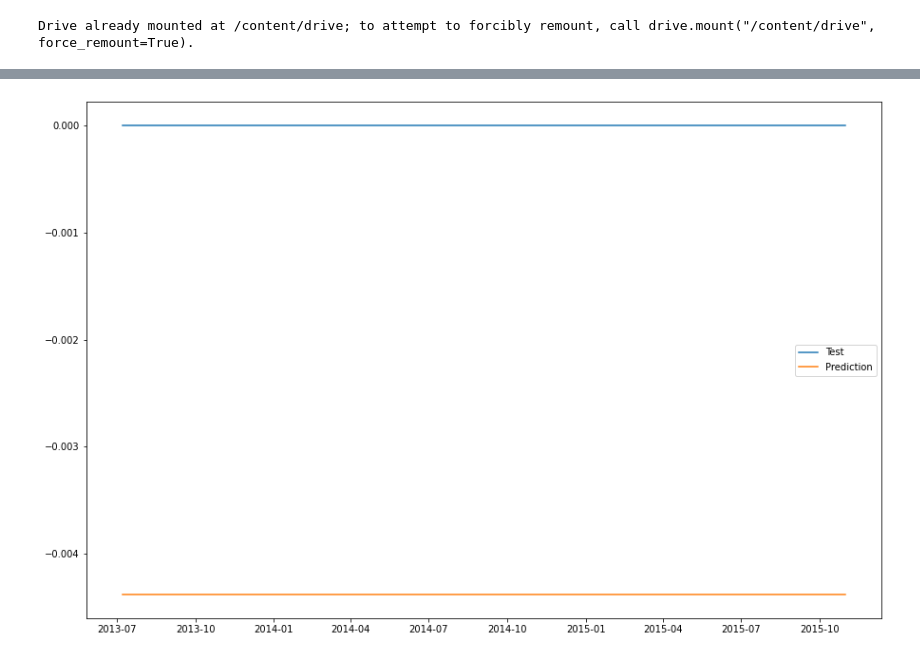
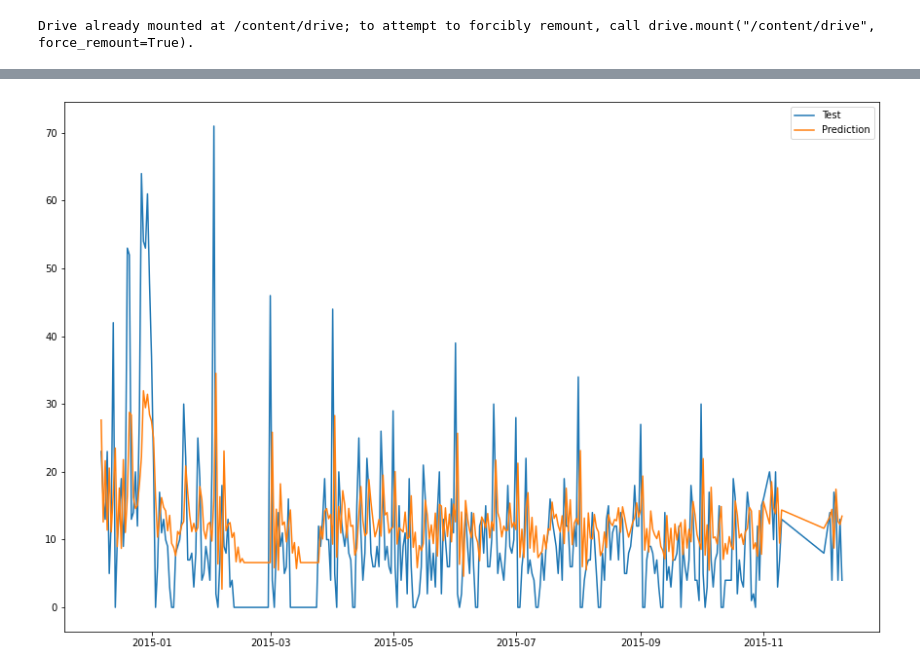
Before and after one commit to CodeSeterpie/CodeSeterpie, a Jupyter notebook: Kaggle/PredictFutureSales/members/uragami-lab/notebook01.ipynb, the cells around one changed output, grey strips where cells are left out. Cells and saved outputs as stored; diff of their text form; code cells hidden in the pictures.

```diff
--- a/Kaggle/PredictFutureSales/members/uragami-lab/notebook01.ipynb
+++ b/Kaggle/PredictFutureSales/members/uragami-lab/notebook01.ipynb
@@ -38,6 +50,6 @@ Using TensorFlow backend.
 # %%
-df = sales_train[sales_train.item_id == 3126]
-df = df[df.shop_id == 25]
+df = sales_train[sales_train.item_id == 20949]
+df = df[df.shop_id == 28]
 
 df['date'] = pd.to_datetime(df['date'])
 df = df.drop('date_block_num', axis=1)
@@ -94,6 +147,9 @@ X = np.reshape(X, (X.shape[0], 1, X.shape[1]))  # 3次元配列に変換する
 # %%
 # train, testデータを定義
-X_train = X[:190, :, :]
-X_test = X[190:, :, :]
-Y_train = Y[:190, :]
-Y_test = Y[190:, :]
+X_train = X[:700, :, :]
+X_test = X[700:, :, :]
+Y_train = Y[:700, :]
+Y_test = Y[700:, :]
+
+print(len(X_train))
+print(len(X_test))
@@ -100,21 +159,28 @@ Y_test = Y[190:, :]
 # %%
 model = Sequential()
-model.add(LSTM(10, activation = 'tanh', input_shape = (1,3), recurrent_activation= 'hard_sigmoid'))
+model.add(LSTM(10,
+               activation = 'tanh',
+               input_shape = (1,5),
+               recurrent_activation= 'hard_sigmoid'))
 model.add(Dense(1))
 
-model.compile(loss= 'mean_squared_error', optimizer = 'rmsprop', metrics=[metrics.mae])
+model.compile(loss= 'mean_squared_error',
+              optimizer = 'rmsprop',
+              metrics=[metrics.mae])
 model.fit(X_train, Y_train, epochs=100, verbose=0)
 Predict = model.predict(X_test)
 # %%
 # オリジナルのスケールに戻す、タイムインデックスを付ける。
 Y_train = scaler1.inverse_transform(Y_train)
 Y_train = pd.DataFrame(Y_train)
-Y_train.index = pd.to_datetime(df.iloc[3:193,0])
+Y_train.index = pd.to_datetime(df.iloc[5:705,0])
+
+print(df.iloc[5:705,0])
 
 Y_test = scaler1.inverse_transform(Y_test)
 Y_test = pd.DataFrame(Y_test)
-Y_test.index = pd.to_datetime(df.iloc[193:,0])
+Y_test.index = pd.to_datetime(df.iloc[705:,0])
 
 Predict = scaler1.inverse_transform(Predict)
 Predict = pd.DataFrame(Predict)
-Predict.index=pd.to_datetime(df.iloc[193:,0])
+Predict.index=pd.to_datetime(df.iloc[705:,0])
@@ -121,8 +200,8 @@ Predict.index=pd.to_datetime(df.iloc[193:,0])
 # %%
-plt.figure(figsize=(15,10))
+plt.figure(figsize=(15,10), facecolor='white')
 plt.plot(Y_test, label = 'Test')
 plt.plot(Predict, label = 'Prediction')
 plt.legend(loc='best')
 plt.show()
 # %% [output]
-[figure, old version]
+[figure, new version]
```
Also changed, not shown: parts of 8 cells of this notebook.
